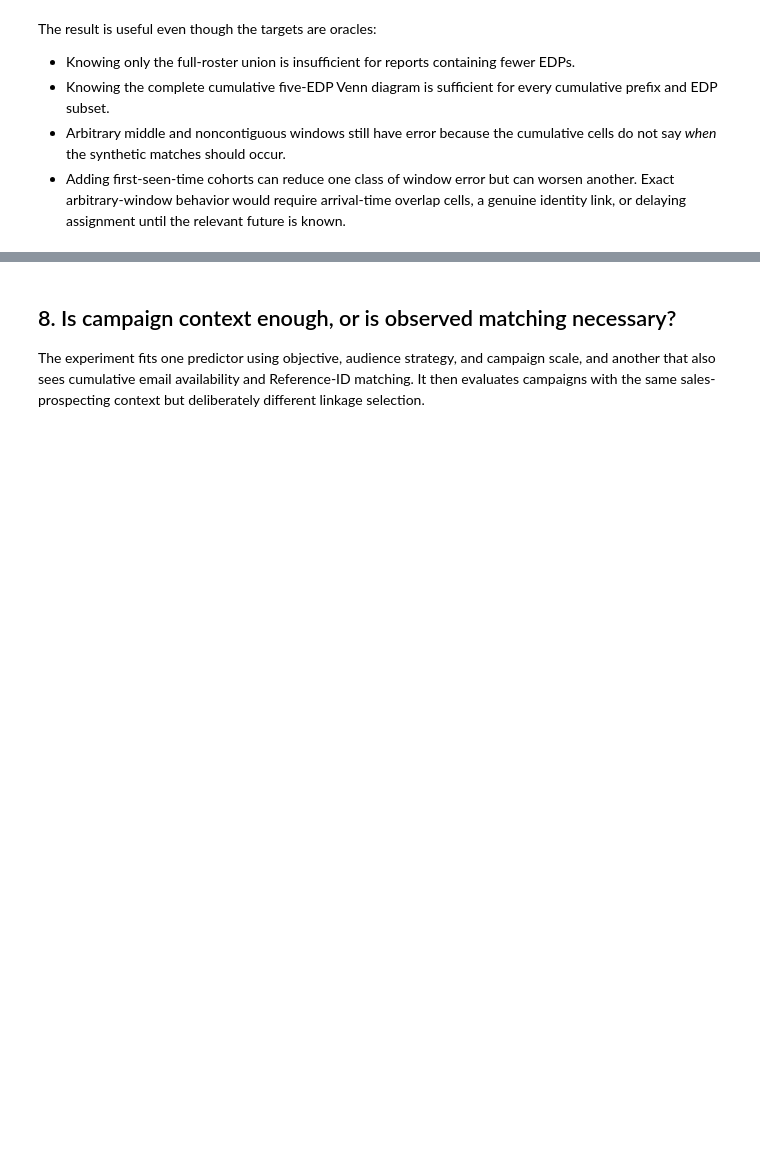
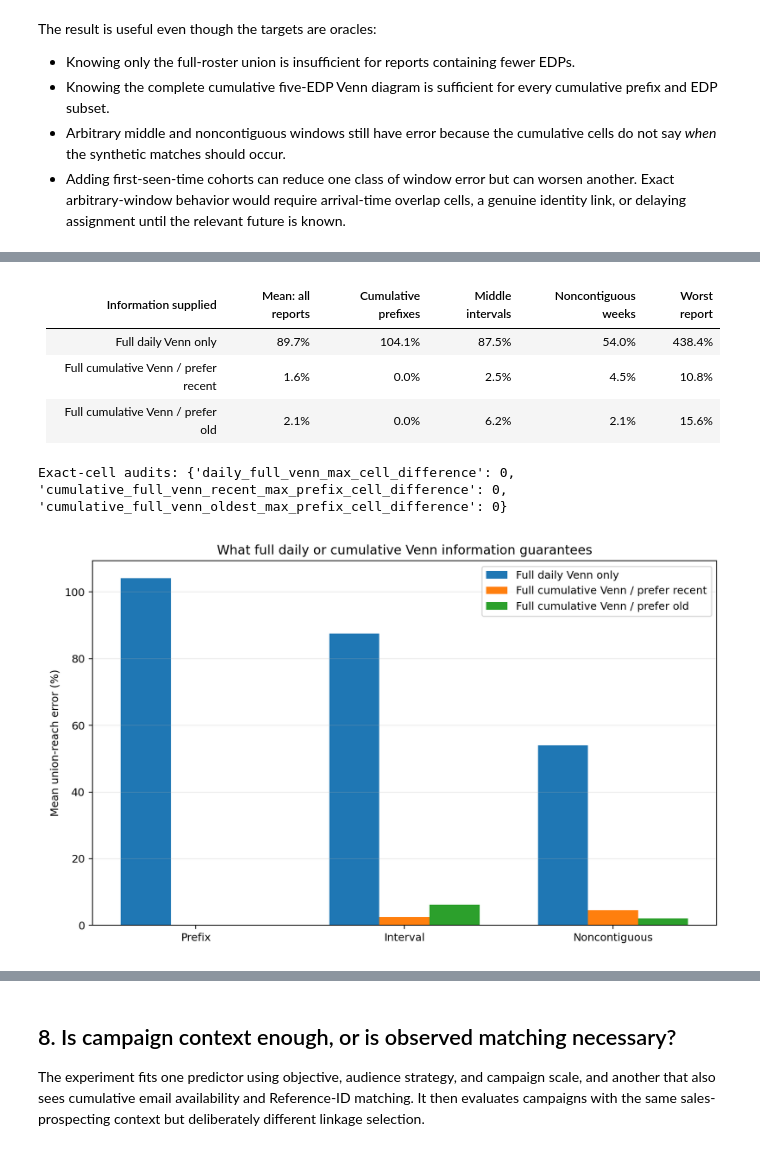
Before and after one commit to world-federation-of-advertisers/calibrated-vid, a Jupyter notebook: notebooks/daily_match_labeling_research.ipynb, the cells around one changed output, grey strips where cells are left out. Saved outputs shown, nothing was run; the diff lists cells and outputs as text; code cells hidden in the pictures; blank space fills up the shorter version.

Commit message:
feat: prove full Venn labeling guarantees

```diff
--- a/notebooks/daily_match_labeling_research.ipynb
+++ b/notebooks/daily_match_labeling_research.ipynb
@@ -43,6 +43,7 @@ def markdown_table(rows, columns):
 PROJECT_ROOT = find_project_root()
 sys.path.insert(0, str(PROJECT_ROOT / "src"))
 OUTPUT_DIR = PROJECT_ROOT / "outputs" / "daily_labeling_final"
+VENN_OUTPUT_DIR = PROJECT_ROOT / "outputs" / "full_venn_proof_final"
 
 RUN_EXPERIMENT = False
 if RUN_EXPERIMENT:
@@ -56,6 +57,9 @@ with (OUTPUT_DIR / "daily_dials.csv").open() as stream:
     dials = list(csv.DictReader(stream))
 with (OUTPUT_DIR / "cross_campaign_metrics.csv").open() as stream:
     portfolio = list(csv.DictReader(stream))
+venn_summary = json.loads((VENN_OUTPUT_DIR / "full_venn_summary.json").read_text())
+with (VENN_OUTPUT_DIR / "full_venn_metrics.csv").open() as stream:
+    venn_metrics = list(csv.DictReader(stream))
 
 print(f"Synthetic users: {summary['configuration']['n_users']:,}")
 print(f"EDPs: {summary['configuration']['n_edps']}")
@@ -368,0 +385,38 @@ The result is useful even though the targets are oracles:
+# %%
+venn_labels = {
+    "daily_full_venn": "Full daily Venn only",
+    "cumulative_full_venn_recent": "Full cumulative Venn / prefer recent",
+    "cumulative_full_venn_oldest": "Full cumulative Venn / prefer old",
+}
+rows = []
+for method, label in venn_labels.items():
+    result = venn_summary["methods"][method]
+    rows.append({
+        "method": label,
+        "all": f"{result['all_reports']['mean']:.1%}",
+        "prefix": f"{result['by_report_type']['prefix']['mean']:.1%}",
+        "interval": f"{result['by_report_type']['interval']['mean']:.1%}",
+        "noncontiguous": f"{result['by_report_type']['noncontiguous']['mean']:.1%}",
+        "max": f"{result['all_reports']['max']:.1%}",
+    })
+display(Markdown(markdown_table(
+    rows,
+    [
+        ("method", "Information supplied"),
+        ("all", "Mean: all reports"),
+        ("prefix", "Cumulative prefixes"),
+        ("interval", "Middle intervals"),
+        ("noncontiguous", "Noncontiguous weeks"),
+        ("max", "Worst report"),
+    ],
+)))
+print("Exact-cell audits:", venn_summary["exact_cell_audits"])
+display(Image(filename=str(VENN_OUTPUT_DIR / "full_venn_report_error.png")))
+# %% [output]
+| Information supplied | Mean: all reports | Cumulative prefixes | Middle intervals | Noncontiguous weeks | Worst report |
+|---|---|---|---|---|---|
+| Full daily Venn only | 89.7% | 104.1% | 87.5% | 54.0% | 438.4% |
+| Full cumulative Venn / prefer recent | 1.6% | 0.0% | 2.5% | 4.5% | 10.8% |
+| Full cumulative Venn / prefer old | 2.1% | 0.0% | 6.2% | 2.1% | 15.6% |
+Exact-cell audits: {'daily_full_venn_max_cell_difference': 0, 'cumulative_full_venn_recent_max_prefix_cell_difference': 0, 'cumulative_full_venn_oldest_max_prefix_cell_difference': 0}
+[figure, added]
```
Also changed, not shown: parts of 2 cells of this notebook, 8 other files.
